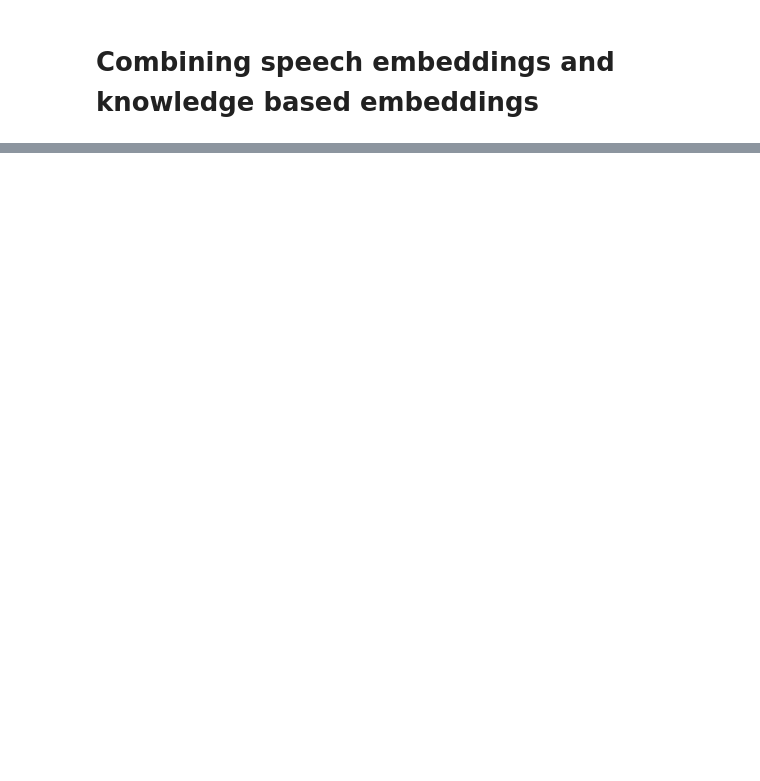
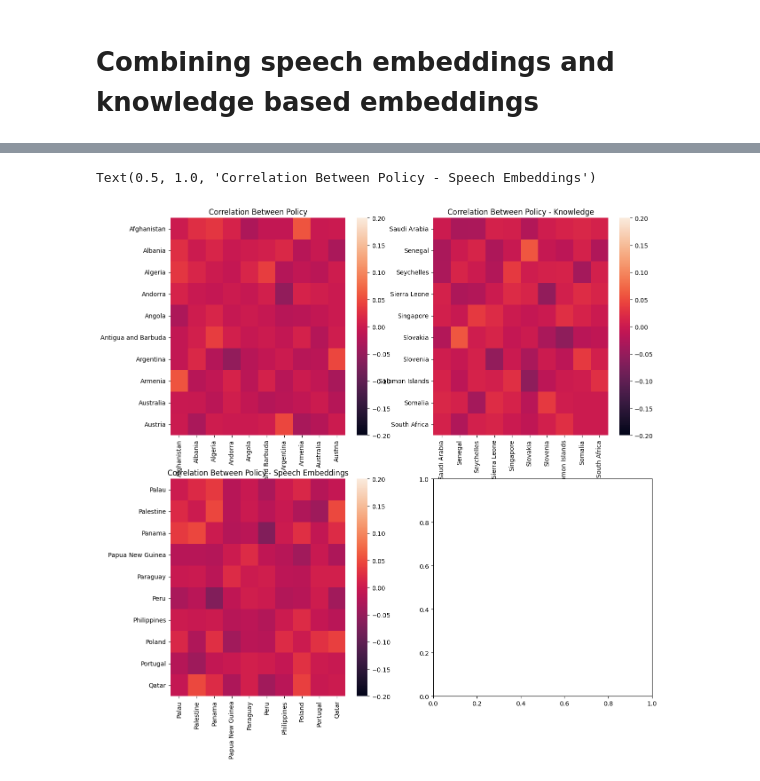
Before and after one commit to IWonderTheFirst/mun, a Jupyter notebook: policy.ipynb, the cells around one changed output, grey strips where cells are left out. Drawn from its saved outputs; the diff is of its cells as text; code cells hidden in the pictures; blank space fills up the shorter version.

```diff
--- a/policy.ipynb
+++ b/policy.ipynb
@@ -442,3 +493,52 @@ def get_av_embedding(speech: str):
     embeddings = generate_embeddings(segments)
     vec = np.array(embeddings)
     return np.mean(vec, axis=0)
+# %%
+import seaborn as sns
+import matplotlib.pyplot as plt
+
+import random
+def get_corr_matrix(final_country_embeddings):
+    start = random.randint(0, len(final_country_embeddings.columns)-10)
+    corr_matrix = pd.DataFrame(
+        index=final_country_embeddings.columns[start:start+10],
+        columns=final_country_embeddings.columns[start:start+10],
+        dtype=float
+    )
+    for i, country in enumerate(final_country_embeddings.columns[start:start+10]):
+        for j, country_2 in enumerate(final_country_embeddings.columns[start:start+10]):
+            if j > i:
+                sim = compare_countries(country, country_2)
+                corr_matrix.loc[country, country_2] = sim
+                corr_matrix.loc[country_2, country] = sim
+            elif j==i:
+                corr_matrix.loc[country, country_2] = 0
+    return corr_matrix
+
+corr_matrix = get_corr_matrix(final_country_embeddings)
+graph_data = np.array(graph_data)
+speech_data = np.array(speech_data)
+print(graph_data.shape, speech_data.shape)
+
+graph_df = pd.DataFrame(graph_data.transpose(), columns=countries)
+speech_df = pd.DataFrame(speech_data.transpose(), columns=countries)
+
+graph_df = get_corr_matrix(graph_df)
+speech_df = get_corr_matrix(speech_df)
+
+fig, axes = plt.subplots(2, 2, figsize=(14, 14))
+axes = axes.flatten()
+
+minmax = 0.2
+
+sns.heatmap(corr_matrix, annot=False, vmin=-minmax, vmax=minmax, ax=axes[0])
+axes[0].set_title('Correlation Between Policy')
+
+sns.heatmap(graph_df, annot=False, vmin=-minmax, vmax=minmax, ax=axes[1])
+axes[1].set_title('Correlation Between Policy - Knowledge')
+
+sns.heatmap(speech_df, annot=False, vmin=-minmax, vmax=minmax, ax=axes[2])
+axes[2].set_title('Correlation Between Policy - Speech Embeddings')
+# %% [output]
+Text(0.5, 1.0, 'Correlation Between Policy - Speech Embeddings')
+[figure, added]
```
Also changed, not shown: parts of 17 cells of this notebook.
